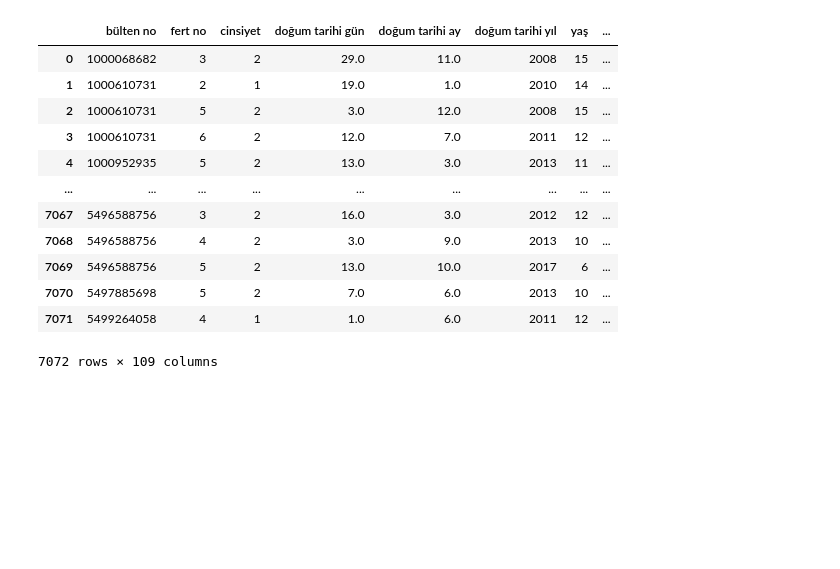
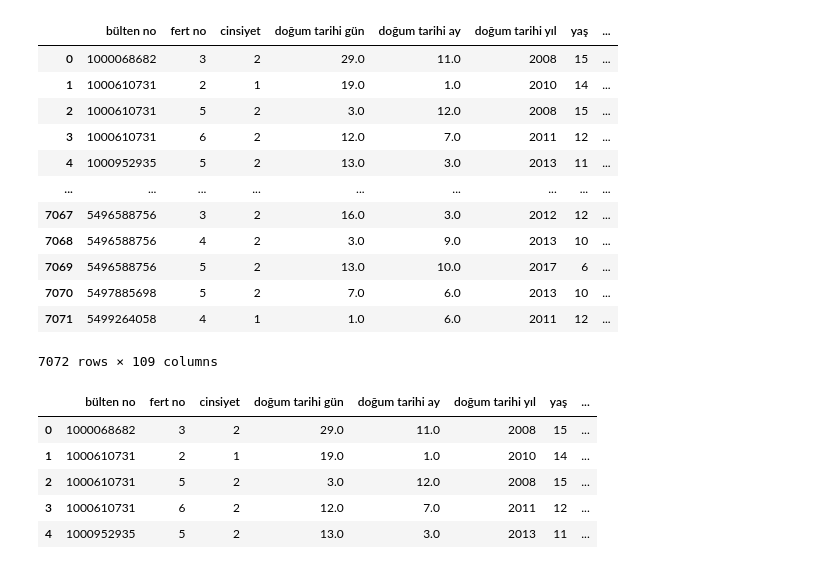
Before and after one commit to dilarasenay/hanehalki-bilisim-teknolojileri-tuik, a Jupyter notebook: 2024cocuk.ipynb, the cells around one changed output. Cells and saved outputs as stored; diff of their text form; code cells hidden in the pictures; blank space fills up the shorter version.

Commit message:
çocuk değişkenleri temizlendi.

```diff
--- a/2024cocuk.ipynb
+++ b/2024cocuk.ipynb
@@ -88,3 +110,42 @@ df.rename(columns={"BILG_TUR_TABLET	": ""}, inplace=True)
+# %%
+df.rename(columns={"INT_FAAL_ETICARET": "internet üzerinden alışveriş yapma"}, inplace=True)
+df.rename(columns={"INT_FAAL_DIGER": "internet üzerinden diğer"}, inplace=True)
+df.rename(columns={"INT_FAAL_DIGER_ACIKLAMA": "internet üzerinden diğer açıklama"}, inplace=True)
+df.rename(columns={"SOSYALMEDYA_KULLANIM": "sosyal medya kullanım durumu"}, inplace=True)
+df.rename(columns={"KULLAN_YOUTUBE": "youtube kullanımı"}, inplace=True)
+df.rename(columns={"KULLAN_INSTAGRAM": "instagram kullanımı"}, inplace=True)
+df.rename(columns={"KULLAN_TWITTER": "twitter kullanımı"}, inplace=True)
+df.rename(columns={"KULLAN_FACEBOOK": "facebook kullanımı"}, inplace=True)
+df.rename(columns={"KULLAN_TIKTOK": "tiktok kullanımı"}, inplace=True)
+df.rename(columns={"KULLAN_SNAPCHAT": "snapchat kullanımı"}, inplace=True)
+df.rename(columns={"KULLAN_PINTEREST": "pinterest kullanımı"}, inplace=True)
+df.rename(columns={"KULLAN_DIGER": "diğer kullanılan sosyal medyalar"}, inplace=True)
+df.rename(columns={"KULLAN_DIGER_ACIKLAMA": "diğer kullanılan sosyal medyalar açıklama"}, inplace=True)
+df.rename(columns={"SOSYALMEDYA_SIKLIK": "sosyal medya kullanım sıklığı"}, inplace=True)
+df.rename(columns={"SOSYALMEDYA_SURE_HAFTAICI": "hafta içi ortalama sosyal medya kullanımı"}, inplace=True)
+df.rename(columns={"SOSYALMEDYA_SURE_HAFTASONU": "hafta sonu ortalama sosyal medya kullanımı"}, inplace=True)
+df.rename(columns={"DIJITALOYUN_OYNAMA": "dijital oyun oynama"}, inplace=True)
+df.rename(columns={"DIJITALOYUN_SIKLIK": "dijital oyun oynama sıklığı"}, inplace=True)
+df.rename(columns={"DIJITALOYUN_SURE_HAFTAICI": "hafta içi ortalama dijital oyun oynama"}, inplace=True)
+df.rename(columns={"DIJITALOYUN_SURE_HAFTASONU": "hafta sonu ortalama dijital oyun oynama"}, inplace=True)
+# %%
+df.rename(columns={"DIJITALOYUN_FAAL_ROL": "dijital oyun türü rol yapma"}, inplace=True)
+df.rename(columns={"DIJITALOYUN_FAAL_TAKTIK": "dijital oyun türü strateji"}, inplace=True)
+df.rename(columns={"DIJITALOYUN_FAAL_SPOR": "dijital oyun türü spor"}, inplace=True)
+df.rename(columns={"DIJITALOYUN_FAAL_MACERA": "dijital oyun türü macera"}, inplace=True)
+df.rename(columns={"DIJITALOYUN_FAAL_SAVAS": "dijital oyun türü savaş"}, inplace=True)
+df.rename(columns={"DIJITALOYUN_FAAL_SIMULASYON": "dijital oyun türü simülasyon"}, inplace=True)
+df.rename(columns={"DIJITALOYUN_FAZLA_ZAMAN": "dijital oyunda çok fazla zaman harcama"}, inplace=True)
+df.rename(columns={"DIJITALOYUN_FAZLA_ZAMAN_EBVEYN": "ailesi çok fazla dijital oyun oynadığını düşünüyor"}, inplace=True)
+df.rename(columns={"DIJITALOYUN_OYNAMAMA_MUTSUZ": "dijital oyun oynamadığı zaman kendini mutsuz hissediyor"}, inplace=True)
+df.rename(columns={"DIJITALOYUN_SORMLULUK_AKSATMA": "fazla dijital oyun oynadığı için sorumluluklarını aksatıyor"}, inplace=True)
+df.rename(columns={"DIJITALOYUN_PLAN_SURE_ASIMI": "planlanan süreden fazla dijital oyun oynama"}, inplace=True)
+df.rename(columns={"EKRAN_NEDEN_AZ_DERS_CALISMA": "ekran başında fazla zaman geçirmekten az ders çalışma"}, inplace=True)
+df.rename(columns={"EKRAN_NEDEN_AZ_ZAMAN_AILE": "ekran başında fazla zaman geçirmekten aile ile daha az zaman geçirme"}, inplace=True)
+df.rename(columns={"EKRAN_NEDEN_AZ_KITAP_OKUMA": "ekran başında fazla zaman geçirmekten az kitap okuma"}, inplace=True)
+df.rename(columns={"EKRAN_NEDEN_AZ_UYKU":"ekran başında fazla zaman geçirmekten az uyku"}, inplace=True)
+df.rename(columns={"EKRAN_NEDEN_AZ_ZAMAN_ARKADAS": "ekran başında fazla zaman geçirmekten arkadasları ile az görüşme"}, inplace=True)
+df.rename(columns={"FAKTOR": "çocuk ağırlık katsayısı"}, inplace=True)
 # %%
 df
 # %% [output]
@@ -101,3 +162,14 @@ df
 | 7070 | 5497885698 | 5 | 2 | 7.0 | 6.0 | 2013 | 10 | ... |
 | 7071 | 5499264058 | 4 | 1 | 1.0 | 6.0 | 2011 | 12 | ... |
 7072 rows × 109 columns
+# %%
+df.to_csv(r"C:\Users\dilara\Desktop\Hane halkı bilişim tüik\fert bilişim temiz veriler\2024cocukbilisim.csv", index=False)
+aa = pd.read_csv(r"C:\Users\dilara\Desktop\Hane halkı bilişim tüik\fert bilişim temiz veriler\2024cocukbilisim.csv")
+aa.head()
+# %% [output]
+|  | bülten no | fert no | cinsiyet | doğum tarihi gün | doğum tarihi ay | doğum tarihi yıl | yaş | ... |
+| 0 | 1000068682 | 3 | 2 | 29.0 | 11.0 | 2008 | 15 | ... |
+| 1 | 1000610731 | 2 | 1 | 19.0 | 1.0 | 2010 | 14 | ... |
+| 2 | 1000610731 | 5 | 2 | 3.0 | 12.0 | 2008 | 15 | ... |
+| 3 | 1000610731 | 6 | 2 | 12.0 | 7.0 | 2011 | 12 | ... |
+| 4 | 1000952935 | 5 | 2 | 13.0 | 3.0 | 2013 | 11 | ... |
```
Also changed, not shown: parts of 3 cells of this notebook.
